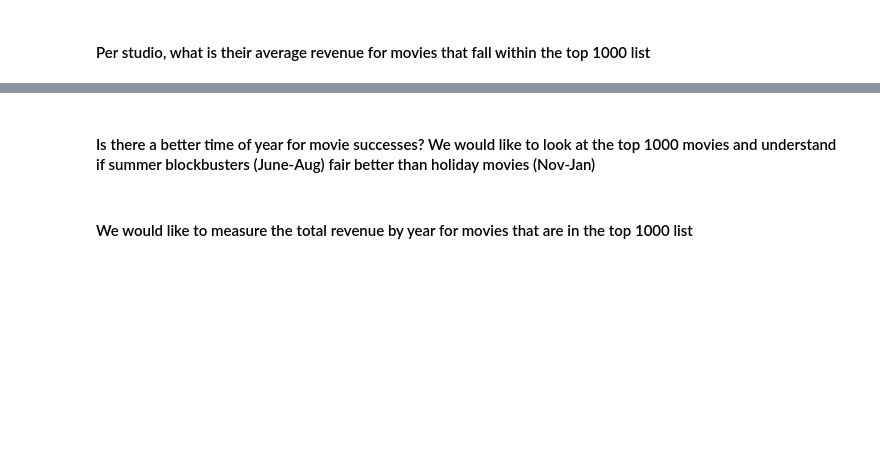
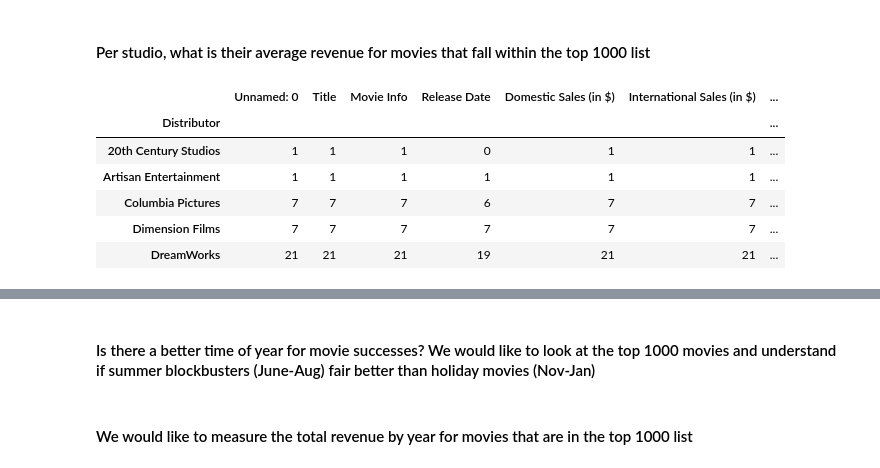
Before and after one commit to GrovesB/Group-10-Project-1, a Jupyter notebook: Project 1.ipynb, the cells around one changed output, grey strips where cells are left out. Saved outputs shown, nothing was run; the diff lists cells and outputs as text; code cells hidden in the pictures; blank space fills up the shorter version.

```diff
--- a/Project 1.ipynb
+++ b/Project 1.ipynb
@@ -33,3 +44,14 @@ movie_df.head()
 #### Per studio, what is their average revenue for movies that fall within the top 1000 list
 # %%
 #Bryan Visual 2
+studio_group_count = movie_df.groupby(['Distributor']).count()
+
+studio_group_count.head()
+# %% [output]
+|  | Unnamed: 0 | Title | Movie Info | Release Date | Domestic Sales (in $) | International Sales (in $) | ... |
+| Distributor |  |  |  |  |  |  | ... |
+| 20th Century Studios | 1 | 1 | 1 | 0 | 1 | 1 | ... |
+| Artisan Entertainment | 1 | 1 | 1 | 1 | 1 | 1 | ... |
+| Columbia Pictures | 7 | 7 | 7 | 6 | 7 | 7 | ... |
+| Dimension Films | 7 | 7 | 7 | 7 | 7 | 7 | ... |
+| DreamWorks | 21 | 21 | 21 | 19 | 21 | 21 | ... |
```
Also changed, not shown: parts of 4 cells of this notebook.
